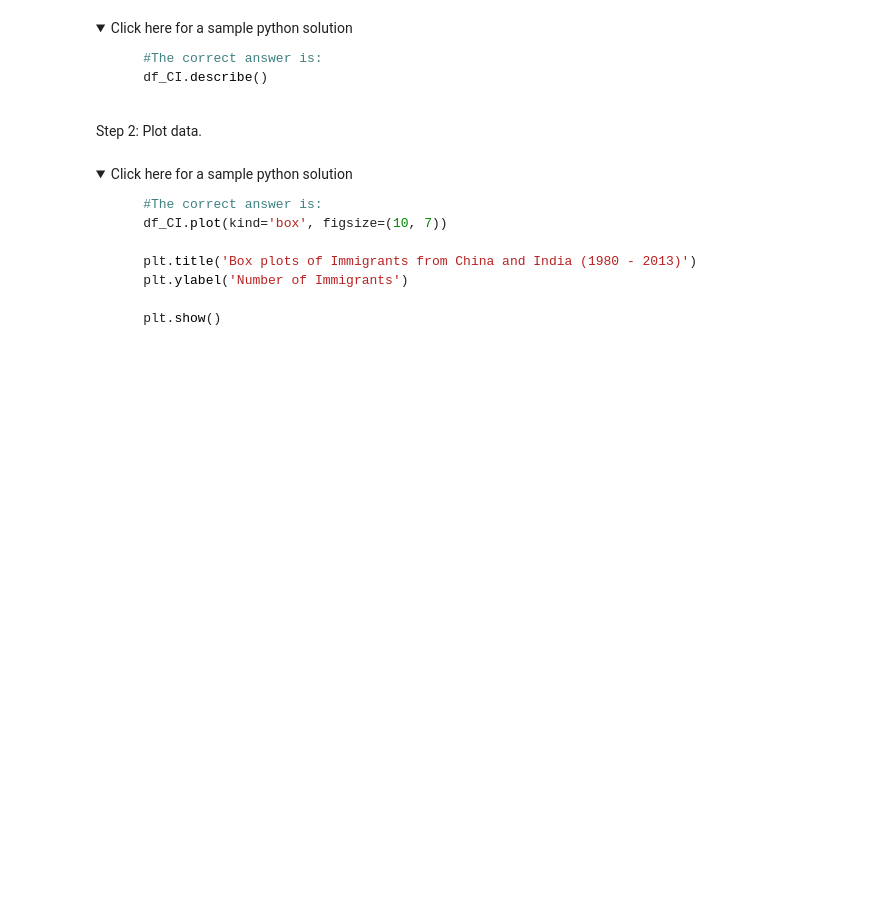
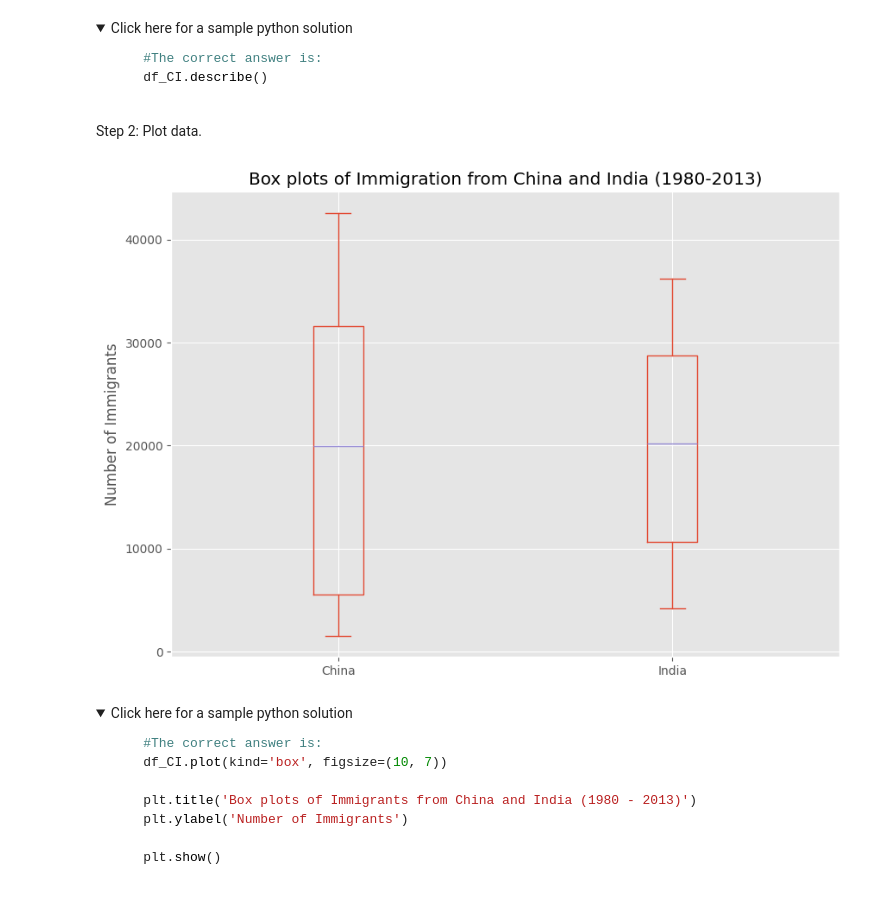
Before and after one commit to shaulamarquez/Data-Science, a Jupyter notebook: Data Visualization with Python/DV0101EN-Exercise-Pie-Charts-Box-Plots-Scatter-Plots-and-Bubble-Plots-v2.ipynb, the cells around one changed output. Cells and saved outputs as stored; diff of their text form; code cells hidden in the pictures; folded sections open; blank space fills up the shorter version.

```diff
--- a/Data Visualization with Python/DV0101EN-Exercise-Pie-Charts-Box-Plots-Scatter-Plots-and-Bubble-Plots-v2.ipynb
+++ b/Data Visualization with Python/DV0101EN-Exercise-Pie-Charts-Box-Plots-Scatter-Plots-and-Bubble-Plots-v2.ipynb
@@ -365,6 +377,15 @@ Let's view the percentiles associated with both countries using the `describe()`
 Step 2: Plot data.
 # %%
 ### type your answer here
+
+df_CI.plot(kind='box', figsize=(10,7))
+
+plt.title('Box plots of Immigration from China and India (1980-2013)')
+plt.ylabel('Number of Immigrants')
+
+plt.show()
+# %% [output]
+[figure, added]
 # %% [markdown]
 <details><summary>Click here for a sample python solution</summary>
 
```
Also changed, not shown: parts of 18 cells of this notebook.
